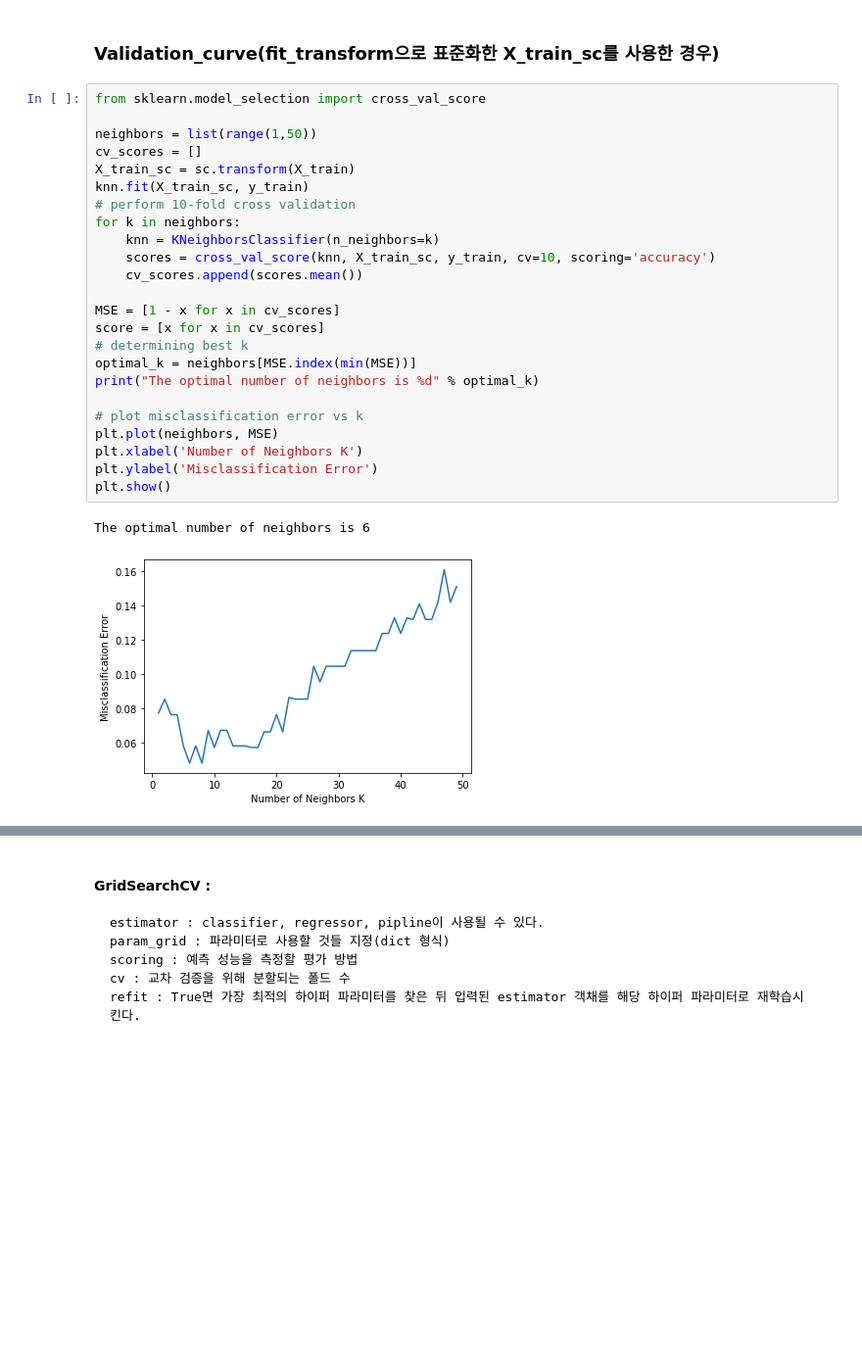
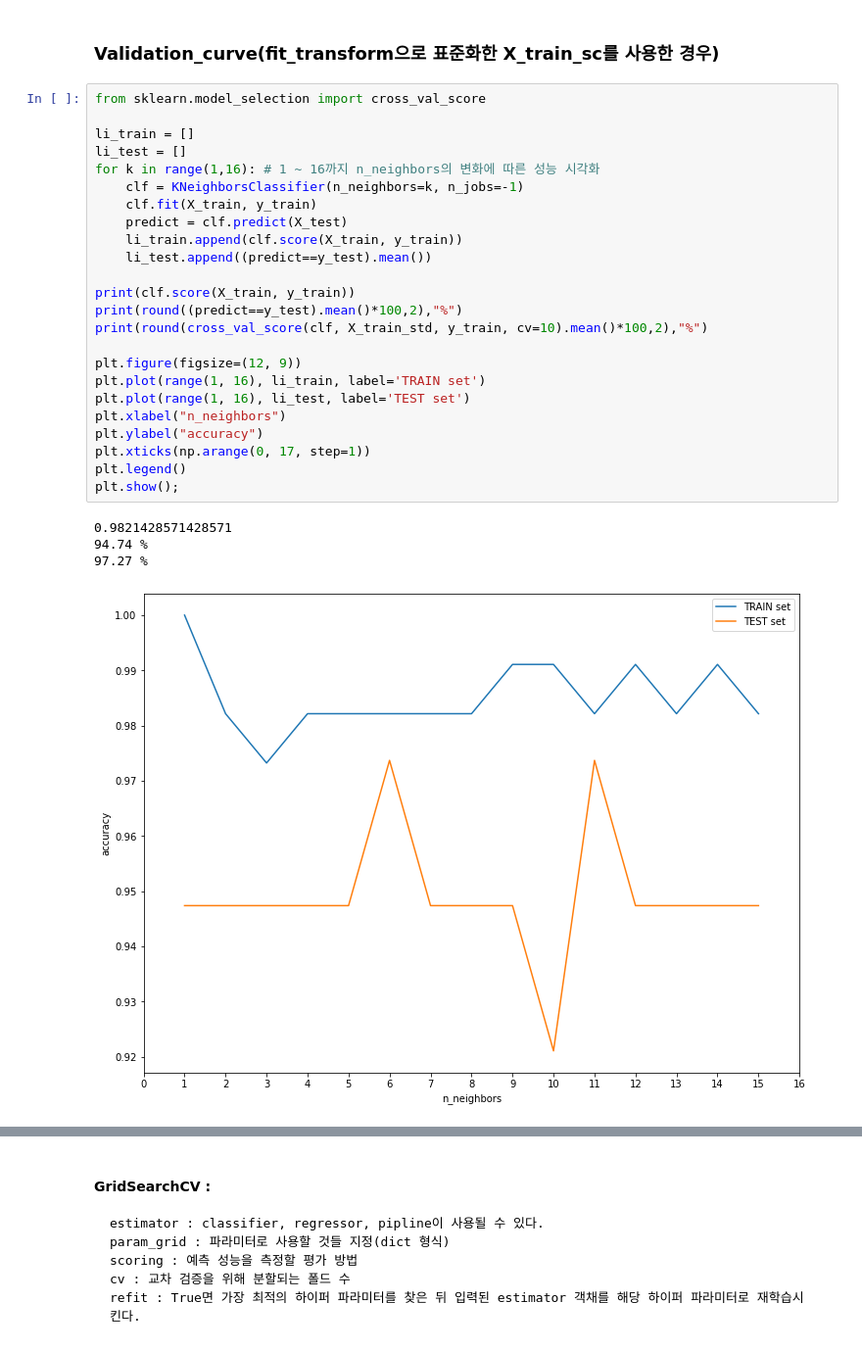
Before and after one commit to DalkomCandy/Python, a Jupyter notebook: DataScience/금융머신러닝/HW02/HW02_박규민.ipynb, the cells around one changed output, grey strips where cells are left out. Shown: that part at 98% size. Saved outputs shown, nothing was run; the diff lists cells and outputs as text; blank space fills up the shorter version.

```diff
--- a/DataScience/금융머신러닝/HW02/HW02_박규민.ipynb
+++ b/DataScience/금융머신러닝/HW02/HW02_박규민.ipynb
@@ -157,32 +116,34 @@ The optimal number of neighbors is 13
 # %% [markdown]
 ### Validation_curve(fit_transform으로 표준화한 X_train_sc를 사용한 경우)
-# %%
-from sklearn.model_selection import cross_val_score
-
-neighbors = list(range(1,50))
-cv_scores = []
-X_train_sc = sc.transform(X_train)
-knn.fit(X_train_sc, y_train)
-# perform 10-fold cross validation
-for k in neighbors:
-    knn = KNeighborsClassifier(n_neighbors=k)
-    scores = cross_val_score(knn, X_train_sc, y_train, cv=10, scoring='accuracy')
-    cv_scores.append(scores.mean())
-
-MSE = [1 - x for x in cv_scores]
-score = [x for x in cv_scores]
-# determining best k
-optimal_k = neighbors[MSE.index(min(MSE))]
-print("The optimal number of neighbors is %d" % optimal_k)
-
-# plot misclassification error vs k
-plt.plot(neighbors, MSE)
-plt.xlabel('Number of Neighbors K')
-plt.ylabel('Misclassification Error')
-plt.show()
-# %% [output]
-The optimal number of neighbors is 6
-[figure, removed]
+# %%
+from sklearn.model_selection import cross_val_score
+
+li_train = []
+li_test = []
+for k in range(1,16): # 1 ~ 16까지 n_neighbors의 변화에 따른 성능 시각화
+    clf = KNeighborsClassifier(n_neighbors=k, n_jobs=-1)
+    clf.fit(X_train, y_train)
+    predict = clf.predict(X_test)
+    li_train.append(clf.score(X_train, y_train))
+    li_test.append((predict==y_test).mean())
+
+print(clf.score(X_train, y_train))
+print(round((predict==y_test).mean()*100,2),"%")
+print(round(cross_val_score(clf, X_train_std, y_train, cv=10).mean()*100,2),"%")
+
+plt.figure(figsize=(12, 9))
+plt.plot(range(1, 16), li_train, label='TRAIN set')
+plt.plot(range(1, 16), li_test, label='TEST set')
+plt.xlabel("n_neighbors")
+plt.ylabel("accuracy")
+plt.xticks(np.arange(0, 17, step=1))
+plt.legend()
+plt.show();
+# %% [output]
+0.9821428571428571
+94.74 %
+97.27 %
+[figure, added]
 # %%
 from sklearn.model_selection import cross_val_score
 
```
Also changed, not shown: parts of 16 cells of this notebook, 3 other files.
